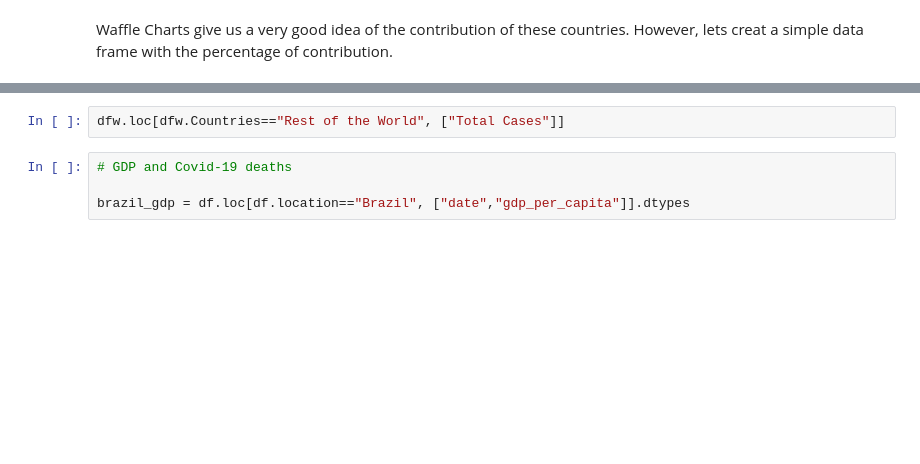
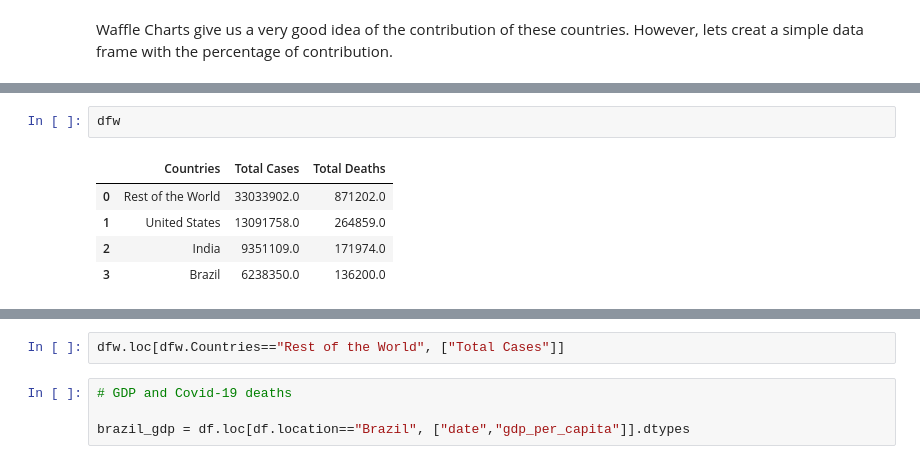
Before and after one commit to JoaoSiqueiraDS/DS_Days, a Jupyter notebook: COVID.ipynb, the cells around one changed output, grey strips where cells are left out. Saved outputs shown, nothing was run; the diff lists cells and outputs as text; blank space fills up the shorter version.

```diff
--- a/COVID.ipynb
+++ b/COVID.ipynb
@@ -424,0 +462,8 @@ dfc
+# %%
+dfw
+# %% [output]
+|  | Countries | Total Cases | Total Deaths |
+| 0 | Rest of the World | 33033902.0 | 871202.0 |
+| 1 | United States | 13091758.0 | 264859.0 |
+| 2 | India | 9351109.0 | 171974.0 |
+| 3 | Brazil | 6238350.0 | 136200.0 |
```
Also changed, not shown: parts of 22 cells of this notebook.
